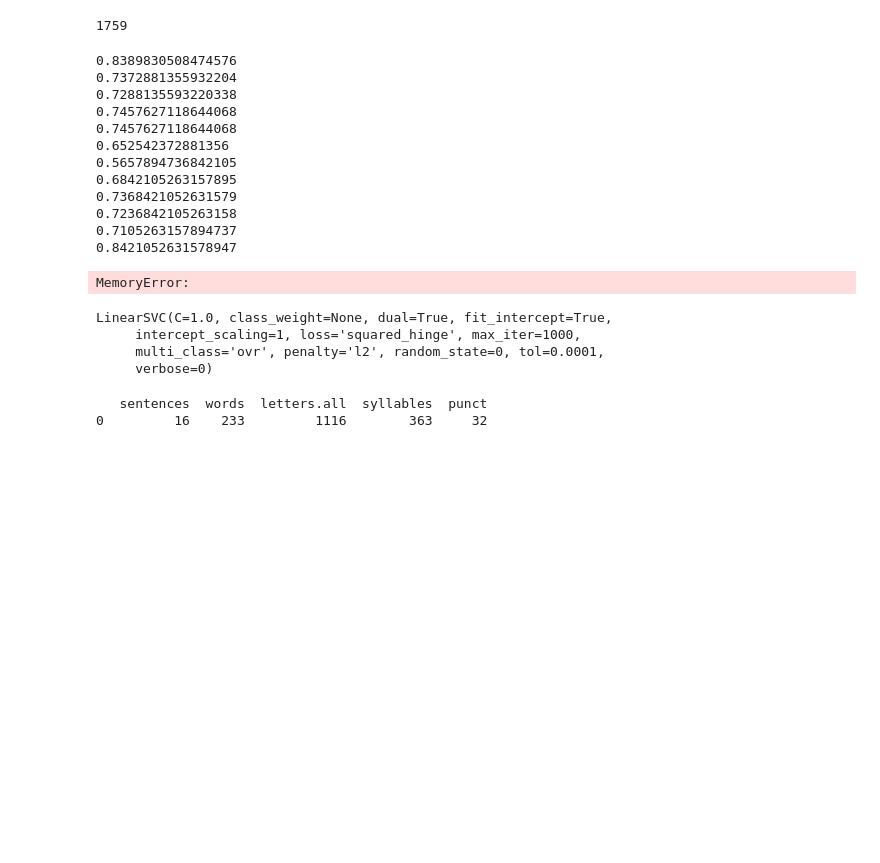
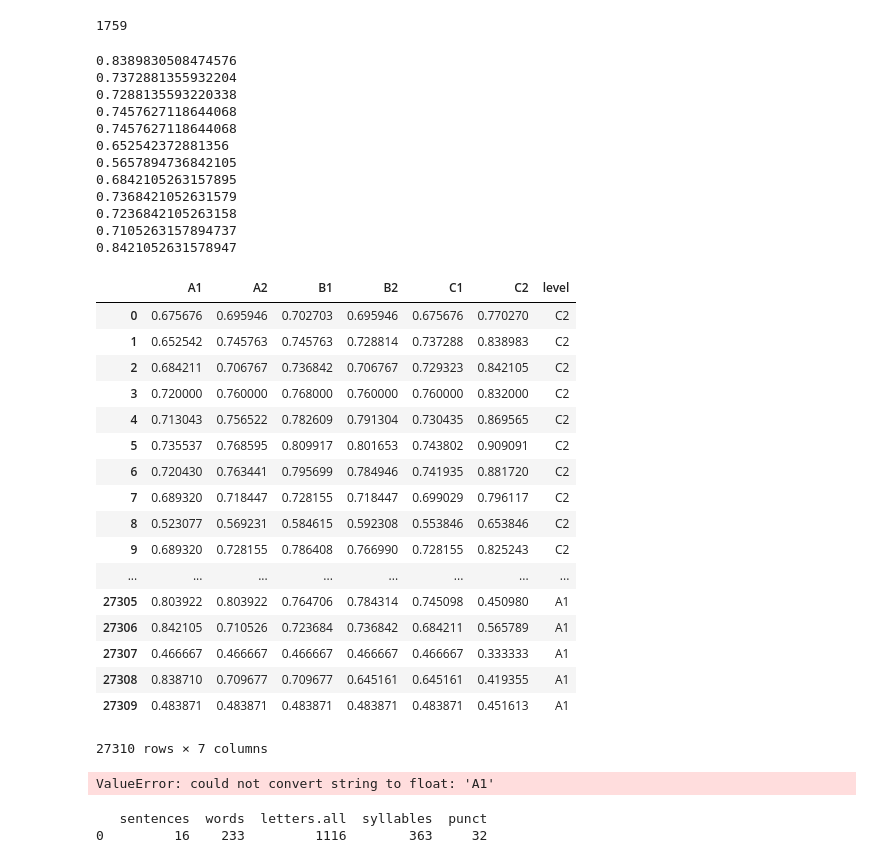
Before and after one commit to nphilou/where-is-brian, a Jupyter notebook: src/english_level_classifier.ipynb, the cells around one changed output. Saved outputs shown, nothing was run; the diff lists cells and outputs as text; code cells hidden in the pictures; blank space fills up the shorter version.

Commit message:
lexical dist

```diff
--- a/src/english_level_classifier.ipynb
+++ b/src/english_level_classifier.ipynb
@@ -154,14 +134,14 @@ print(len(words_lem[27306] & diff_words["words"]["B1"])/len(words_lem[27306]))
 print(len(words_lem[27306] & diff_words["words"]["A2"])/len(words_lem[27306]))
 print(len(words_lem[27306] & diff_words["words"]["A1"])/len(words_lem[27306]))
 
-dist_C2 = pandas.DataFrame(words_lem.map(lambda t: len(t & diff_words["words"]["C2"])/len(t)))
-dist_C1 = pandas.DataFrame(words_lem.map(lambda t: len(t & diff_words["words"]["C1"])/len(t)))
-dist_B2 = pandas.DataFrame(words_lem.map(lambda t: len(t & diff_words["words"]["B2"])/len(t)))
-dist_B1 = pandas.DataFrame(words_lem.map(lambda t: len(t & diff_words["words"]["B1"])/len(t)))
-dist_A2 = pandas.DataFrame(words_lem.map(lambda t: len(t & diff_words["words"]["A2"])/len(t)))
-dist_A1 = pandas.DataFrame(words_lem.map(lambda t: len(t & diff_words["words"]["A1"])/len(t)))
-
-dist = dist_C2 + dist_C1 + dist_B2 + dist_B1 + dist_A2 + dist_A1 + target
+dist_C2 = pandas.DataFrame({'C2': words_lem.map(lambda t: len(t & diff_words["words"]["C2"])/len(t)),
+                            'C1': words_lem.map(lambda t: len(t & diff_words["words"]["C1"])/len(t)),
+                            'B2': words_lem.map(lambda t: len(t & diff_words["words"]["B2"])/len(t)),
+                            'B1': words_lem.map(lambda t: len(t & diff_words["words"]["B1"])/len(t)),
+                            'A2': words_lem.map(lambda t: len(t & diff_words["words"]["A2"])/len(t)),
+                            'A1': words_lem.map(lambda t: len(t & diff_words["words"]["A1"])/len(t)),
+                            'level': target
+                            })
 # %% [output]
 0.8389830508474576
 0.7372881355932204
@@ -175,7 +155,27 @@ dist = dist_C2 + dist_C1 + dist_B2 + dist_B1 + dist_A2 + dist_A1 + target
 0.7236842105263158
 0.7105263157894737
 0.8421052631578947
-MemoryError:
+# %%
+dist_C2
+# %% [output]
+|  | A1 | A2 | B1 | B2 | C1 | C2 | level |
+| 0 | 0.675676 | 0.695946 | 0.702703 | 0.695946 | 0.675676 | 0.770270 | C2 |
+| 1 | 0.652542 | 0.745763 | 0.745763 | 0.728814 | 0.737288 | 0.838983 | C2 |
+| 2 | 0.684211 | 0.706767 | 0.736842 | 0.706767 | 0.729323 | 0.842105 | C2 |
+| 3 | 0.720000 | 0.760000 | 0.768000 | 0.760000 | 0.760000 | 0.832000 | C2 |
+| 4 | 0.713043 | 0.756522 | 0.782609 | 0.791304 | 0.730435 | 0.869565 | C2 |
+| 5 | 0.735537 | 0.768595 | 0.809917 | 0.801653 | 0.743802 | 0.909091 | C2 |
+| 6 | 0.720430 | 0.763441 | 0.795699 | 0.784946 | 0.741935 | 0.881720 | C2 |
+| 7 | 0.689320 | 0.718447 | 0.728155 | 0.718447 | 0.699029 | 0.796117 | C2 |
+| 8 | 0.523077 | 0.569231 | 0.584615 | 0.592308 | 0.553846 | 0.653846 | C2 |
+| 9 | 0.689320 | 0.728155 | 0.786408 | 0.766990 | 0.728155 | 0.825243 | C2 |
+| ... | ... | ... | ... | ... | ... | ... | ... |
+| 27305 | 0.803922 | 0.803922 | 0.764706 | 0.784314 | 0.745098 | 0.450980 | A1 |
+| 27306 | 0.842105 | 0.710526 | 0.723684 | 0.736842 | 0.684211 | 0.565789 | A1 |
+| 27307 | 0.466667 | 0.466667 | 0.466667 | 0.466667 | 0.466667 | 0.333333 | A1 |
+| 27308 | 0.838710 | 0.709677 | 0.709677 | 0.645161 | 0.645161 | 0.419355 | A1 |
+| 27309 | 0.483871 | 0.483871 | 0.483871 | 0.483871 | 0.483871 | 0.451613 | A1 |
+27310 rows × 7 columns
 # %%
 fig = plt.figure()
 y = english.groupby('level1').sentences.count()
@@ -188,12 +188,9 @@ from sklearn.svm import LinearSVC
 clf = LinearSVC(random_state=0)
 data_cleaned = data.T.dropna().T
 
-clf.fit(data_cleaned, target)
+clf.fit(dist_C2, target)
 # %% [output]
-LinearSVC(C=1.0, class_weight=None, dual=True, fit_intercept=True,
-     intercept_scaling=1, loss='squared_hinge', max_iter=1000,
-     multi_class='ovr', penalty='l2', random_state=0, tol=0.0001,
-     verbose=0)
+ValueError: could not convert string to float: 'A1'
 # %%
 data_cleaned.head()
 
```
Also changed, not shown: parts of 5 cells of this notebook.
